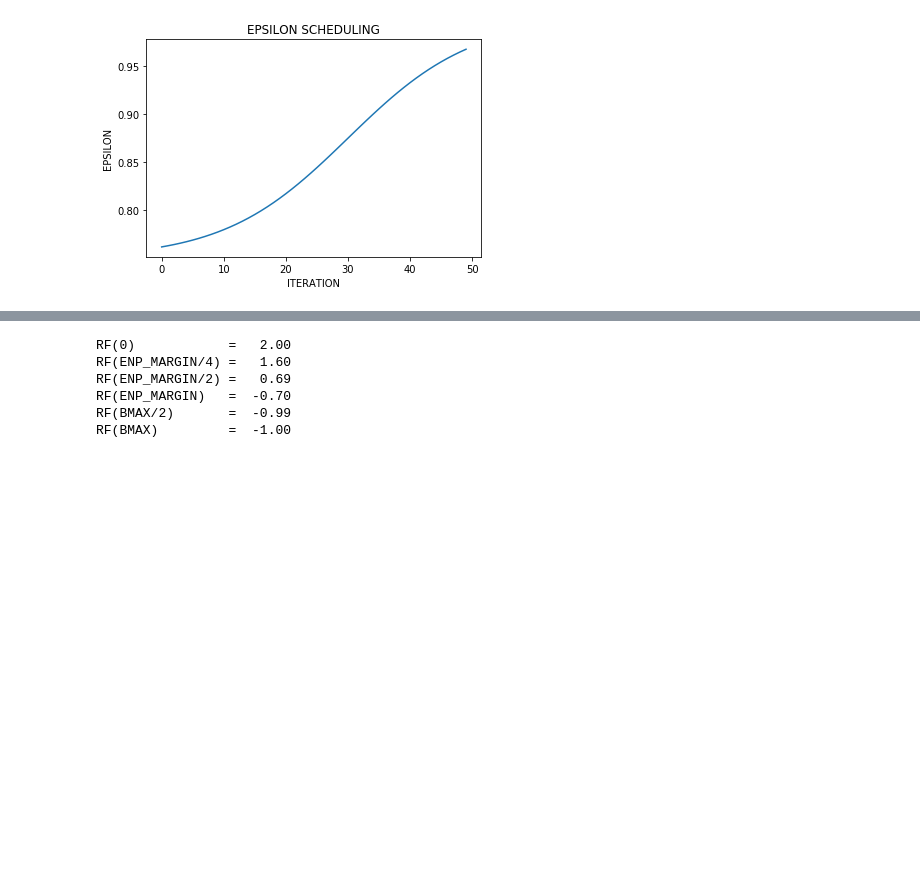
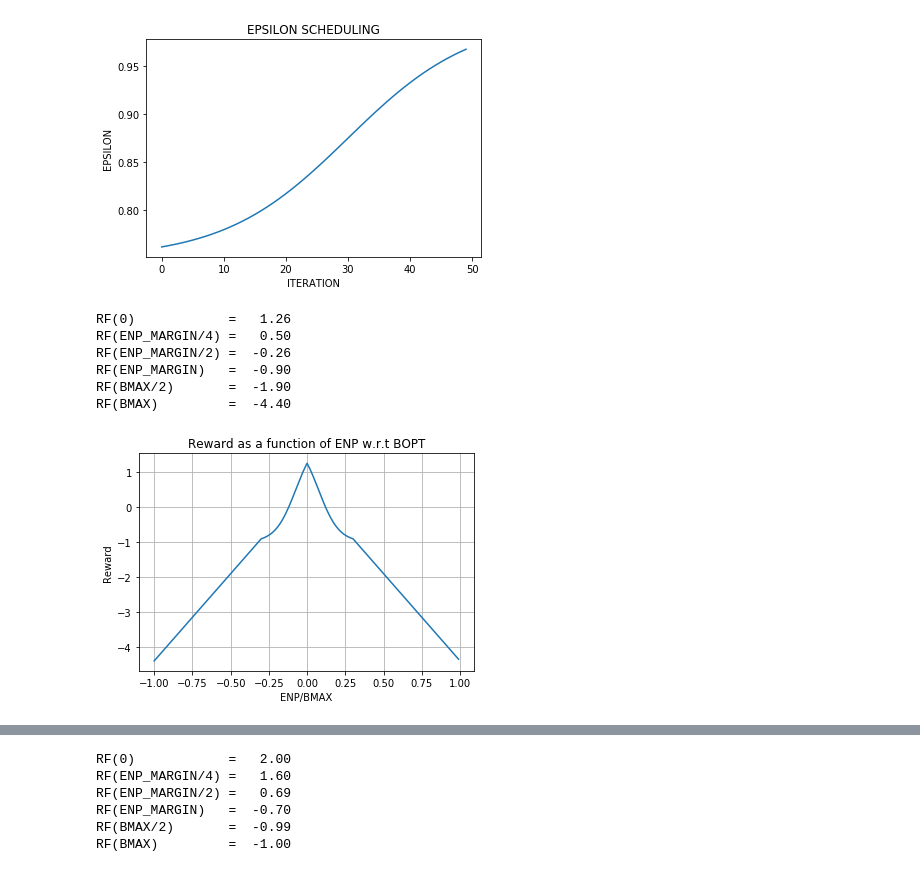
Before and after one commit to 5mali/no_spark, a Jupyter notebook: Graphs.ipynb, the cells around one changed output, grey strips where cells are left out. Saved outputs shown, nothing was run; the diff lists cells and outputs as text; code cells hidden in the pictures; blank space fills up the shorter version.

```diff
--- a/Graphs.ipynb
+++ b/Graphs.ipynb
@@ -363,3 +363,39 @@ EPSILON at ITERATION# 40 =  0.933
 EPSILON at ITERATION# 49 =  0.967
 [<matplotlib.lines.Line2D at 0x...>]
 [figure]
+# %%
+# REWARD FUNCTION 1c
+# reward varies within [-1,2]
+# enp = BOPT - terminal_battery_value
+def rf1(enp):
+    if np.abs(enp) < ENP_MARGIN:
+        sharpness = 15
+        reward = 2 - 3/ (1 + np.exp(-sharpness*(np.abs(enp) - ENP_MARGIN/4)/BMAX))
+    else:
+        reward = -5*np.abs(enp/BMAX)+0.6
+    return (reward)
+
+#Positive rewards if ENP is within +ENP_MARGIN/2 to -ENP_MARGIN/2
+
+x = np.arange(-1,1,1E-2)
+y = [rf1(i*BMAX) for i in x]
+plt.title('Reward as a function of ENP w.r.t BOPT')
+plt.plot(x,y)
+plt.xlabel('ENP/BMAX')
+plt.ylabel('Reward')
+plt.grid(True)
+
+print("RF(0)            = {:6.2f}".format(rf1(0)))
+print("RF(ENP_MARGIN/4) = {:6.2f}".format(rf1(ENP_MARGIN/4)))
+print("RF(ENP_MARGIN/2) = {:6.2f}".format(rf1(ENP_MARGIN/2)))
+print("RF(ENP_MARGIN)   = {:6.2f}".format(rf1(ENP_MARGIN  )))
+print("RF(BMAX/2)       = {:6.2f}".format(rf1(BMAX/2      )))
+print("RF(BMAX)         = {:6.2f}".format(rf1(BMAX        )))
+# %% [output]
+RF(0)            =   1.26
+RF(ENP_MARGIN/4) =   0.50
+RF(ENP_MARGIN/2) =  -0.26
+RF(ENP_MARGIN)   =  -0.90
+RF(BMAX/2)       =  -1.90
+RF(BMAX)         =  -4.40
+[figure, added]
```
Also changed, not shown: parts of 2 cells of this notebook, 1 other file.
